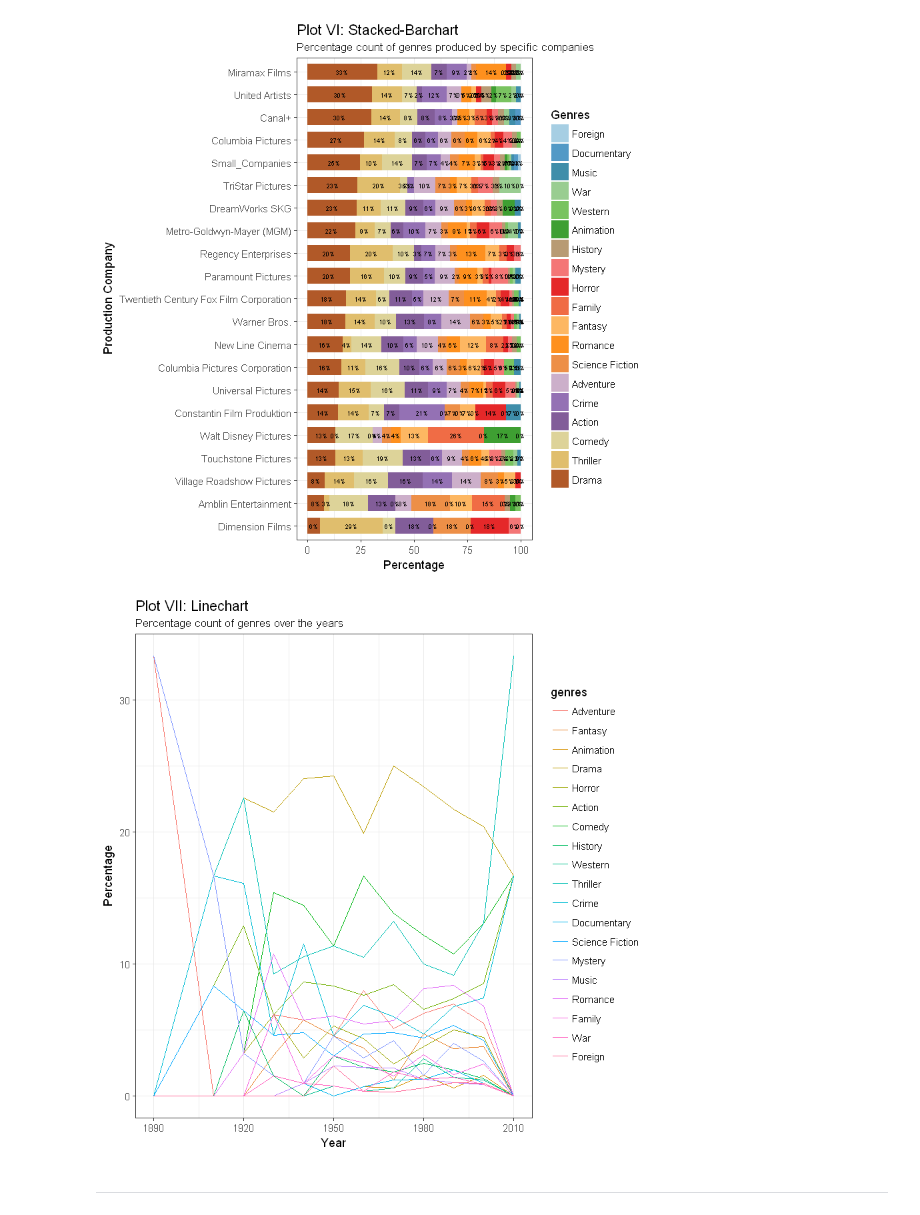
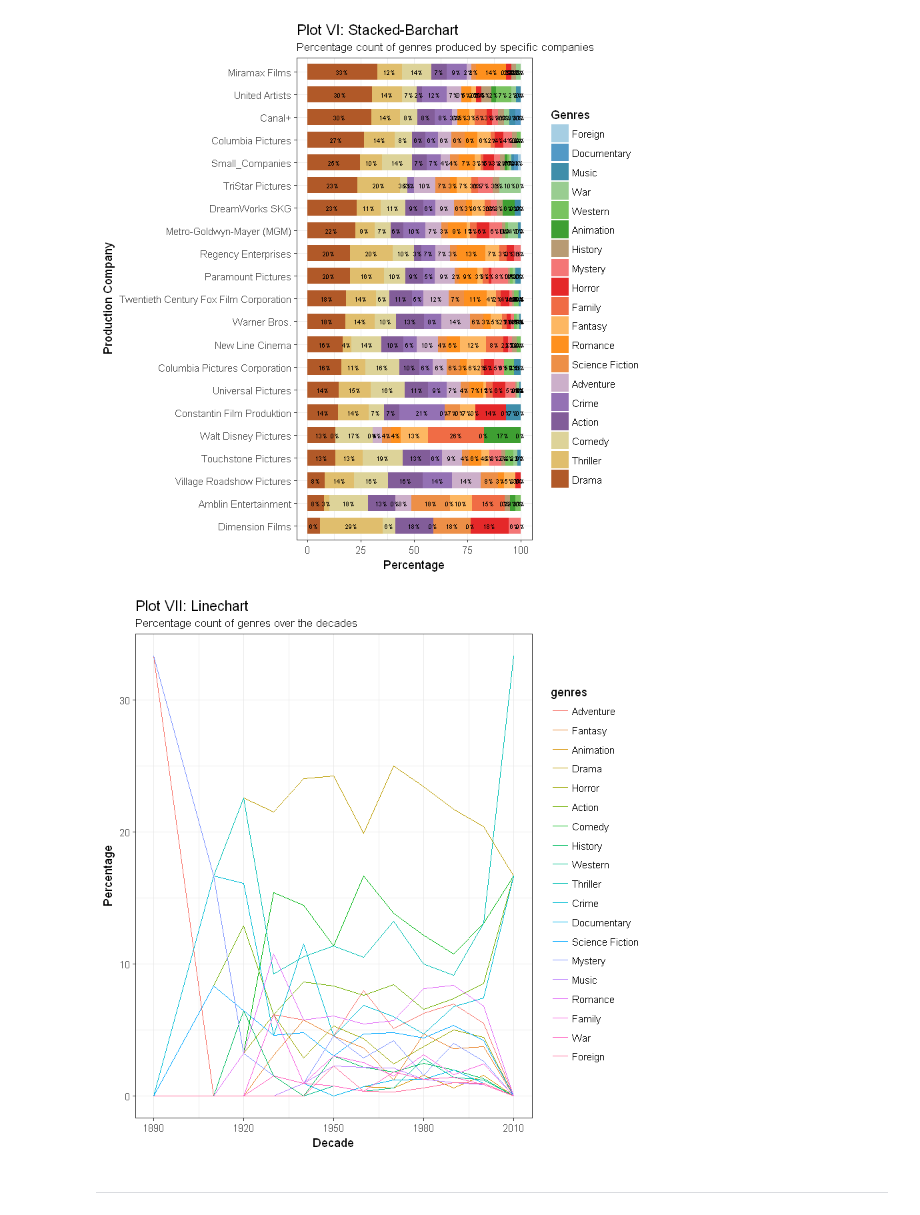
Before and after one commit to greenore/deep-learning-project, a Jupyter notebook: milestone1/Milestone1.ipynb, the cells around one changed output. Cells and saved outputs as stored; diff of their text form; code cells hidden in the pictures.

```diff
--- a/milestone1/Milestone1.ipynb
+++ b/milestone1/Milestone1.ipynb
@@ -401,16 +427,16 @@ ggplot(df_company_perc, aes(x=production_company, y=percentage, fill=genres)) +
 # %%
 # Linechart
 ggplot(df_year_perc,
        aes(x=release_decade, y=percentage, group=genres, color=genres)) +
   geom_line() +
   ylab(label="Percentage") +
-  xlab("Year") +
+  xlab("Decade") +
   labs(title="Plot VII: Linechart",
-       subtitle="Percentage count of genres over the years") +
+       subtitle="Percentage count of genres over the decades") +
   theme_bw() +
   scale_fill_manual(values=getPalette(colourCount), name="Genres")
 # %% [output]
-[figure, old version]
+[figure, new version]
 # %% [markdown]
 ---
 # %% [markdown]
```
Also changed, not shown: parts of 11 cells of this notebook, 1 other file.
